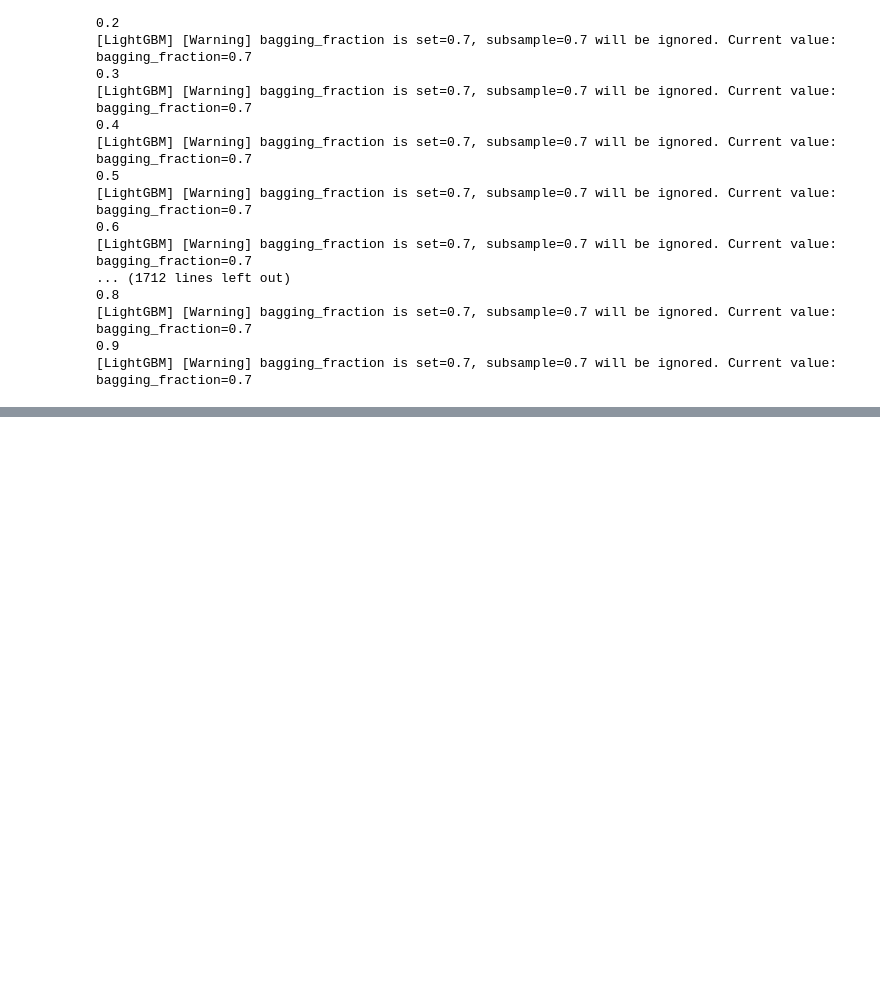
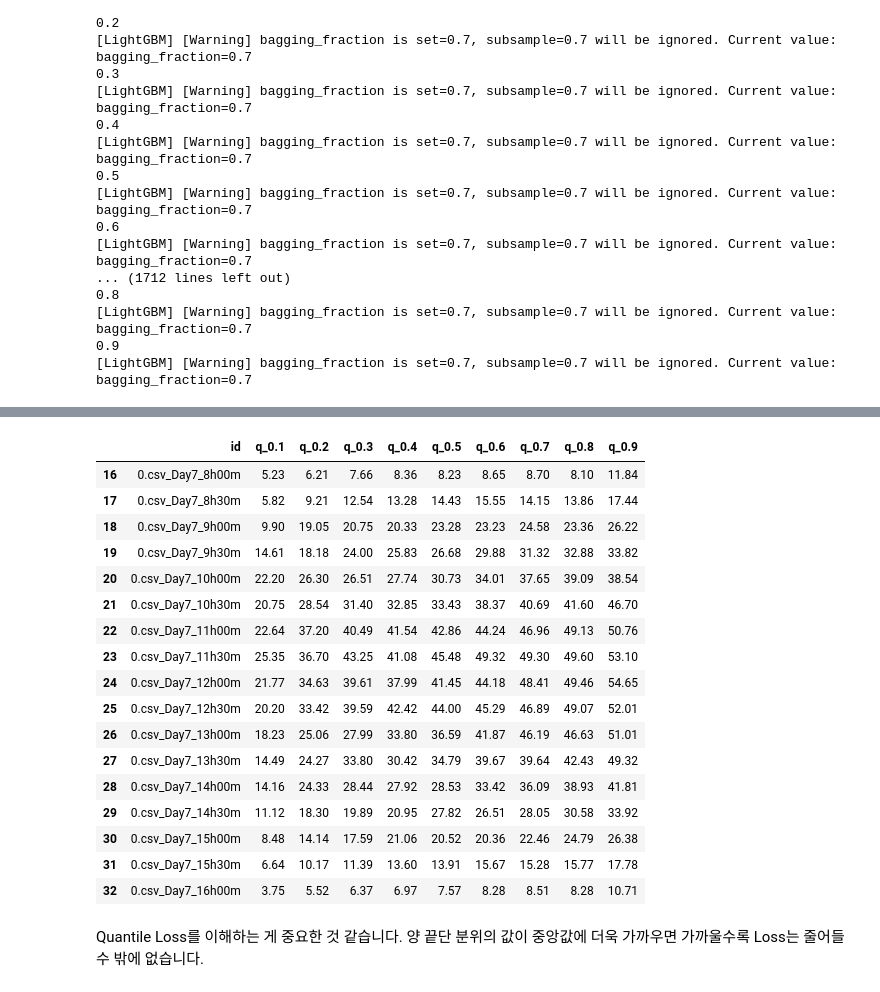
Before and after one commit to thinpig99/dacon-solarPanel, a Jupyter notebook: solarPanel_210115_48model.ipynb, the cells around one changed output, grey strips where cells are left out. Cells and saved outputs as stored; diff of their text form; code cells hidden in the pictures; blank space fills up the shorter version.

```diff
--- a/solarPanel_210115_48model.ipynb
+++ b/solarPanel_210115_48model.ipynb
@@ -392,0 +1025,15 @@ submission_temp[60:80]
+# %%
+# test set load
+
+df_test = []
+
+for i in range(81):
+    file_path = TEST_PATH + '/' + str(i) + '.csv'
+    temp = pd.read_csv(file_path)
+    # 전처리 코드 아래에 넣기---------------------------------------------------------------
+    temp = sum_hour_minute(temp) # hour와 min 합치고
+    temp = shift_columns(temp, shifted_columns, lags)
+    df_test.append(temp[-48:]) # 뒤에서 48개, 즉 마지막 하루만 받아준다.
+
+X_test = pd.concat(df_test)
+print(X_test.shape)
@@ -392,0 +1042,12 @@ submission_temp[60:80]
+# %%
+tests = []
+
+for i in range(48):
+    idx = i*0.5
+    globals()['test_{}'.format(i)] = X_test[X_test.Hour == idx]
+    #globals()['test_{}'.format(i)]['TARGET_1'] = globals()['train_{}'.format(i)]['TARGET'].shift(-1)
+    #globals()['test_{}'.format(i)]['TARGET_2'] = globals()['train_{}'.format(i)]['TARGET'].shift(-2)
+    #globals()['test_{}'.format(i)] = globals()['train_{}'.format(i)].dropna()
+    globals()['test_{}'.format(i)].drop(['Day', 'Minute'], axis=1, inplace=True)
+
+    tests.append(globals()['test_{}'.format(i)])
@@ -392,0 +1109,39 @@ submission_temp[60:80]
+# %%
+rg = np.array((range(0, 7776, 96))) # 96개의 간격으로 벌어지는 range list를 받아줍니다.
+
+for i, res in enumerate(results_1): # 총 48번 반복, 즉 시간별로 반복
+    # submission은 0~47까지 day7, 48~95까지 day8로 되어 있습니다. 그리고 다음 테이블입니다.
+    # 즉, results_1은 0, 96, 192...이렇게 넣고, 그 다음 1, 97, 193... 이렇게 넣어야 합니다.
+    # 그렇게 총 81개를 넣어주면 됩니다.
+    submission.iloc[rg+i, 1:] = res.values
+
+for i, res in enumerate(results_2): # 총 48번 반복, 즉 시간별로 반복
+    # submission은 0~47까지 day7, 48~95까지 day8로 되어 있습니다. 그리고 다음 테이블입니다.
+    # 즉, results_1은 0, 96, 192...이렇게 넣고, 그 다음 1, 97, 193... 이렇게 넣어야 합니다.
+    # 그렇게 총 81개를 넣어주면 됩니다.
+    submission.iloc[rg+i+48, 1:] = res.values
+# %%
+submission[16:33]
+
+#submission.to_csv('./submission/submission_210116-2_shift-2day-48models.csv', index=False)
+# %% [output]
+|  | id | q_0.1 | q_0.2 | q_0.3 | q_0.4 | q_0.5 | q_0.6 | q_0.7 | q_0.8 | q_0.9 |
+| 16 | 0.csv_Day7_8h00m | 5.23 | 6.21 | 7.66 | 8.36 | 8.23 | 8.65 | 8.70 | 8.10 | 11.84 |
+| 17 | 0.csv_Day7_8h30m | 5.82 | 9.21 | 12.54 | 13.28 | 14.43 | 15.55 | 14.15 | 13.86 | 17.44 |
+| 18 | 0.csv_Day7_9h00m | 9.90 | 19.05 | 20.75 | 20.33 | 23.28 | 23.23 | 24.58 | 23.36 | 26.22 |
+| 19 | 0.csv_Day7_9h30m | 14.61 | 18.18 | 24.00 | 25.83 | 26.68 | 29.88 | 31.32 | 32.88 | 33.82 |
+| 20 | 0.csv_Day7_10h00m | 22.20 | 26.30 | 26.51 | 27.74 | 30.73 | 34.01 | 37.65 | 39.09 | 38.54 |
+| 21 | 0.csv_Day7_10h30m | 20.75 | 28.54 | 31.40 | 32.85 | 33.43 | 38.37 | 40.69 | 41.60 | 46.70 |
+| 22 | 0.csv_Day7_11h00m | 22.64 | 37.20 | 40.49 | 41.54 | 42.86 | 44.24 | 46.96 | 49.13 | 50.76 |
+| 23 | 0.csv_Day7_11h30m | 25.35 | 36.70 | 43.25 | 41.08 | 45.48 | 49.32 | 49.30 | 49.60 | 53.10 |
+| 24 | 0.csv_Day7_12h00m | 21.77 | 34.63 | 39.61 | 37.99 | 41.45 | 44.18 | 48.41 | 49.46 | 54.65 |
+| 25 | 0.csv_Day7_12h30m | 20.20 | 33.42 | 39.59 | 42.42 | 44.00 | 45.29 | 46.89 | 49.07 | 52.01 |
+| 26 | 0.csv_Day7_13h00m | 18.23 | 25.06 | 27.99 | 33.80 | 36.59 | 41.87 | 46.19 | 46.63 | 51.01 |
+| 27 | 0.csv_Day7_13h30m | 14.49 | 24.27 | 33.80 | 30.42 | 34.79 | 39.67 | 39.64 | 42.43 | 49.32 |
+| 28 | 0.csv_Day7_14h00m | 14.16 | 24.33 | 28.44 | 27.92 | 28.53 | 33.42 | 36.09 | 38.93 | 41.81 |
+| 29 | 0.csv_Day7_14h30m | 11.12 | 18.30 | 19.89 | 20.95 | 27.82 | 26.51 | 28.05 | 30.58 | 33.92 |
+| 30 | 0.csv_Day7_15h00m | 8.48 | 14.14 | 17.59 | 21.06 | 20.52 | 20.36 | 22.46 | 24.79 | 26.38 |
+| 31 | 0.csv_Day7_15h30m | 6.64 | 10.17 | 11.39 | 13.60 | 13.91 | 15.67 | 15.28 | 15.77 | 17.78 |
+| 32 | 0.csv_Day7_16h00m | 3.75 | 5.52 | 6.37 | 6.97 | 7.57 | 8.28 | 8.51 | 8.28 | 10.71 |
+# %% [markdown]
+Quantile Loss를 이해하는 게 중요한 것 같습니다. 양 끝단 분위의 값이 중앙값에 더욱 가까우면 가까울수록 Loss는 줄어들 수 밖에 없습니다.
```
Also changed, not shown: parts of 73 cells of this notebook, 5 other files.
